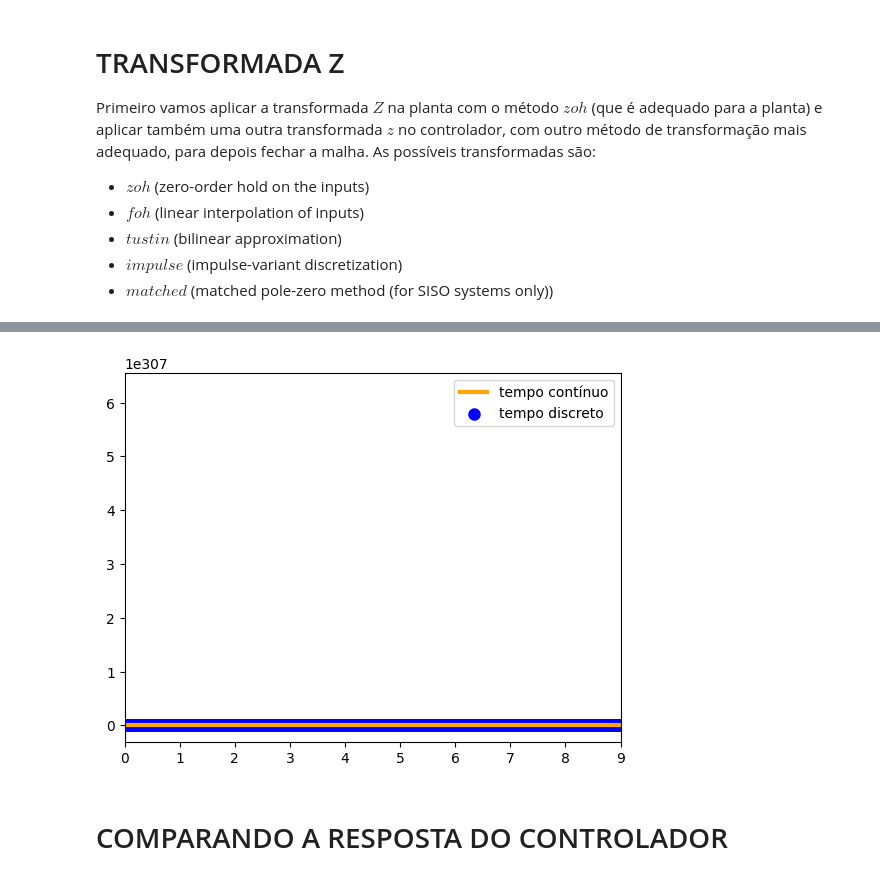
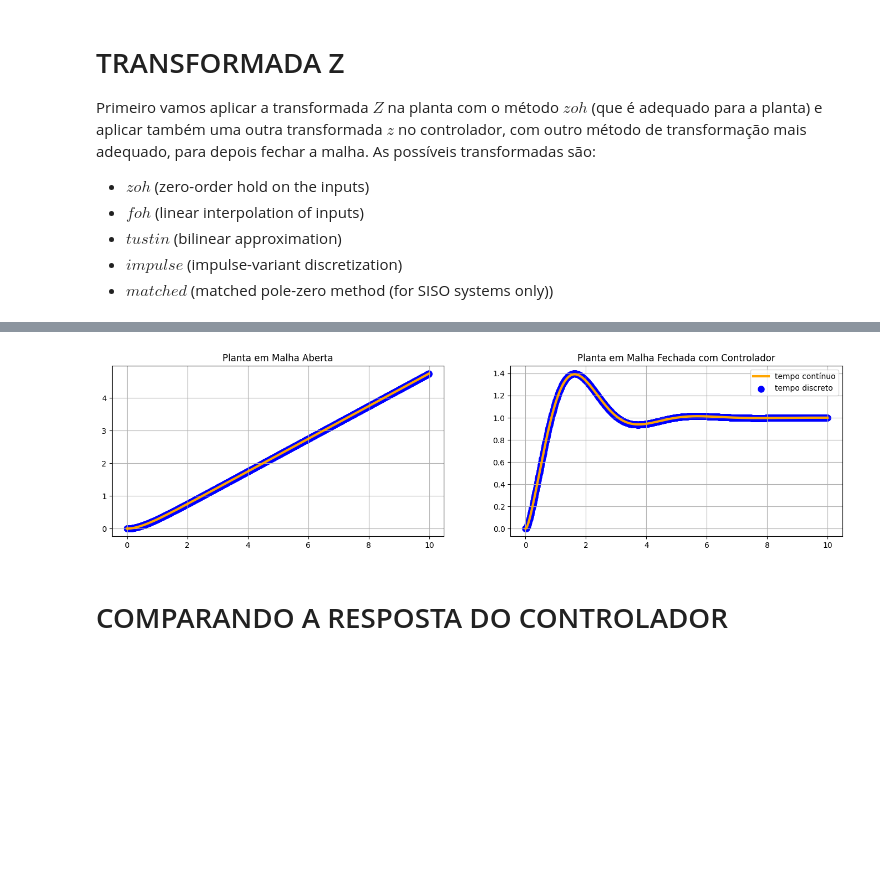
Before and after one commit to KlaussMarchi/PyTrole, a Jupyter notebook: Linear/DIGITAL/Analisys.ipynb, the cells around one changed output, grey strips where cells are left out. Cells and saved outputs as stored; diff of their text form; code cells hidden in the pictures; blank space fills up the shorter version.

```diff
--- a/Linear/DIGITAL/Analisys.ipynb
+++ b/Linear/DIGITAL/Analisys.ipynb
@@ -43,15 +44,25 @@ $$\frac{-0.1667 z^3 + 0.5121 z^2 - 0.5243 z + 0.1788}{0.8333 z^3 - 2.457 z^2 + 2
-# %%
-time, response = ctl.step_response(G_feedback)
-plt.plot(time, response, color='orange', linewidth=3, label='tempo contínuo')
-
-time, response = ctl.step_response(G_z_feedback)
-plt.scatter(time, response, color='blue', linewidth=3, label='tempo discreto')
-
-plt.xlim([0, 9])
-plt.legend()
-plt.show()
-# %% [output]
-[figure, removed]
+# %%
+tData = np.arange(0, 10, T)
+plt.figure(figsize=(17, 4))
+
+plt.subplot(1, 2, 1)
+time, continuous = ctl.step_response(G, T=tData)
+time, digital    = ctl.step_response(G_z, T=tData)
+plt.scatter(time, continuous, color='blue', linewidth=3, label='tempo discreto')
+plt.plot(time, digital, color='orange', linewidth=3, label='tempo contínuo')
+plt.title('Planta em Malha Aberta')
+plt.grid()
+
+plt.subplot(1, 2, 2)
+time, continuous = ctl.step_response(G_feedback, T=tData)
+time, digital    = ctl.step_response(G_z_feedback, T=tData)
+plt.plot(time, continuous, color='orange', linewidth=3, label='tempo contínuo')
+plt.scatter(time, digital, color='blue', linewidth=3, label='tempo discreto')
+plt.title('Planta em Malha Fechada com Controlador')
+plt.legend()
+plt.grid()
+# %% [output]
+[figure, added]
 # %% [markdown]
 # COMPARANDO A RESPOSTA DO CONTROLADOR
 # %% [markdown]
```
Also changed, not shown: parts of 11 cells of this notebook, 4 other files.
